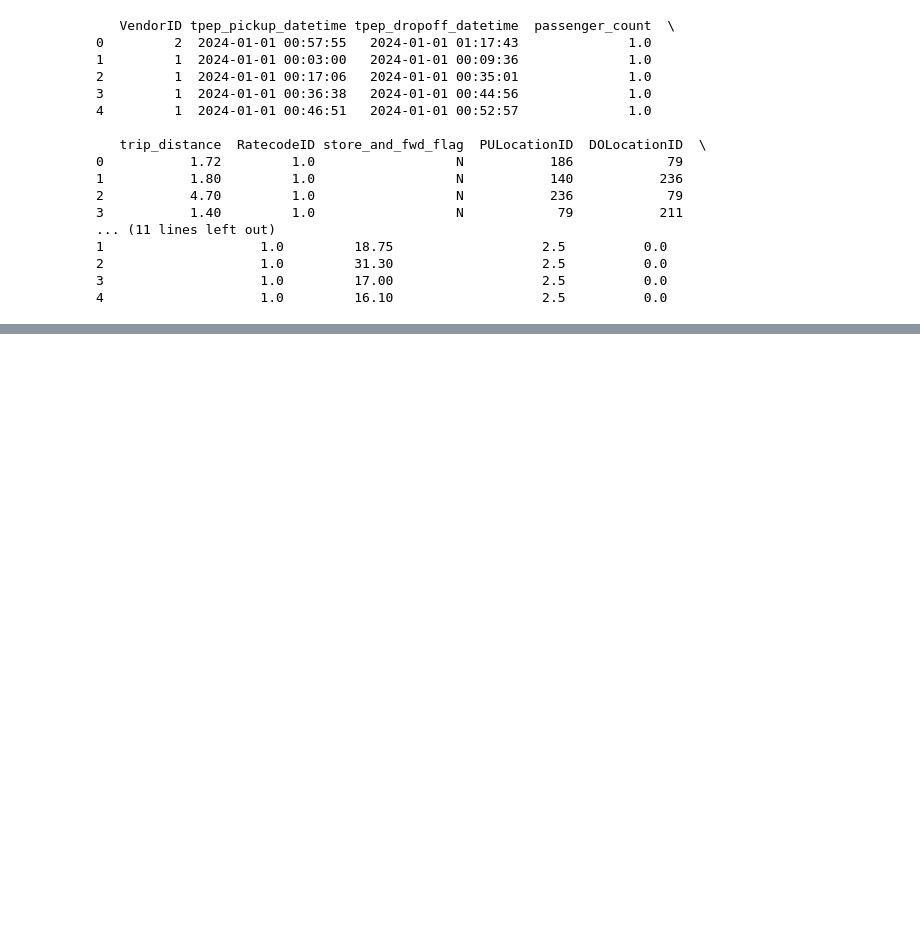
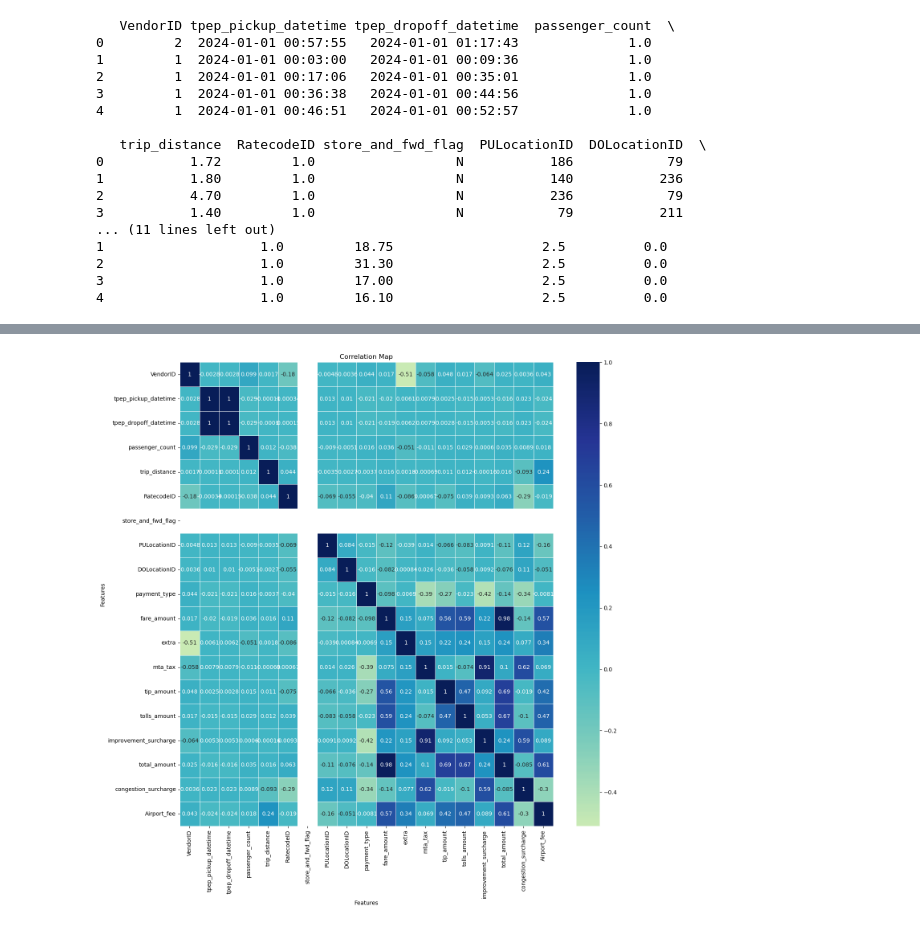
Before and after one commit to tesla1900/local_llm, a Jupyter notebook: python/tax_analysis.ipynb, the cells around one changed output, grey strips where cells are left out. Cells and saved outputs as stored; diff of their text form; code cells hidden in the pictures; blank space fills up the shorter version.

Commit message:
finished data cleaning and updated readme

```diff
--- a/python/tax_analysis.ipynb
+++ b/python/tax_analysis.ipynb
@@ -44,0 +84,40 @@ if data is not None:
+# %%
+import pandas as pd
+import seaborn as sns
+import matplotlib.pyplot as plt
+
+# Assuming 'data' is already loaded from a CSV or other source
+# For example, if you have a CSV file named 'data.csv':
+# data = pd.read_csv('data.csv')
+
+# Check for non-numeric columns and decide what to do with them
+non_numeric_columns = data.select_dtypes(include=['object']).columns
+if len(non_numeric_columns) > 0:
+    print("Warning: The following columns are not numeric and will be dropped from the correlation computation:")
+    print(non_numeric_columns)
+    # Optionally, convert non-numeric columns to numeric. For example:
+    for col in non_numeric_columns:
+        if data[col].dtype == 'object':  # Assuming strings are objects
+            try:
+                data[col] = pd.to_numeric(data[col], errors='coerce')
+            except ValueError as e:
+                print(f"Error converting column {col}: {e}")
+                continue
+
+# Compute the correlation matrix after ensuring all columns are numeric
+correlation_matrix = data.corr()
+
+# Set up the matplotlib figure
+plt.figure(figsize=(15, 15))
+
+# Plot the heatmap using seaborn
+sns.heatmap(correlation_matrix, annot=True, cmap='YlGnBu', center=0, linewidths=0.5) # I added linewidths and changed cmap style
+
+# Add title and labels
+plt.title('Correlation Map')
+plt.xlabel('Features')
+plt.ylabel('Features')
+
+# Show the plot
+plt.show()
+# %% [output]
@@ -44,0 +126 @@ if data is not None:
+[figure, added]
```
Also changed, not shown: parts of 34 cells of this notebook, 5 other files.
